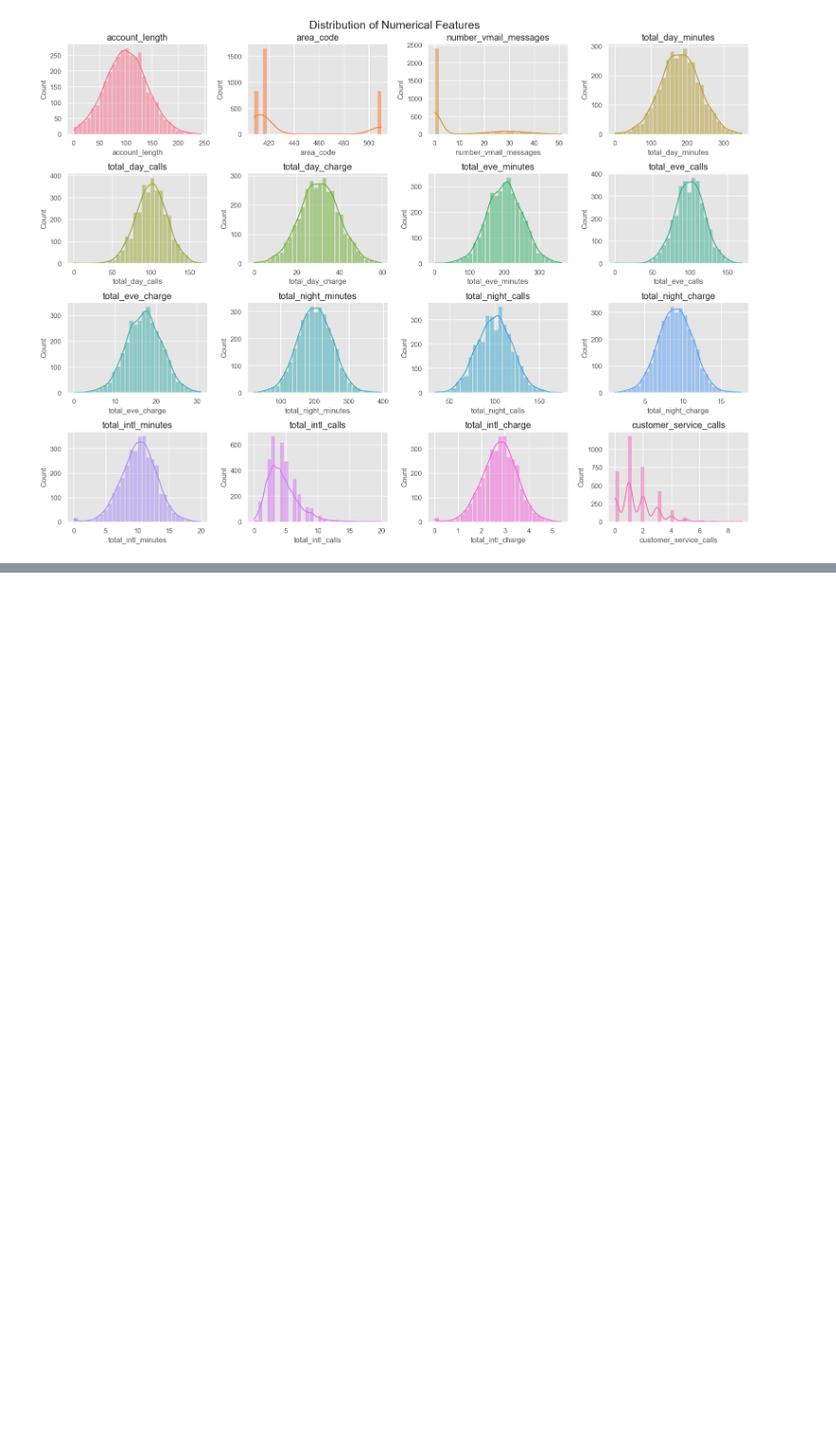
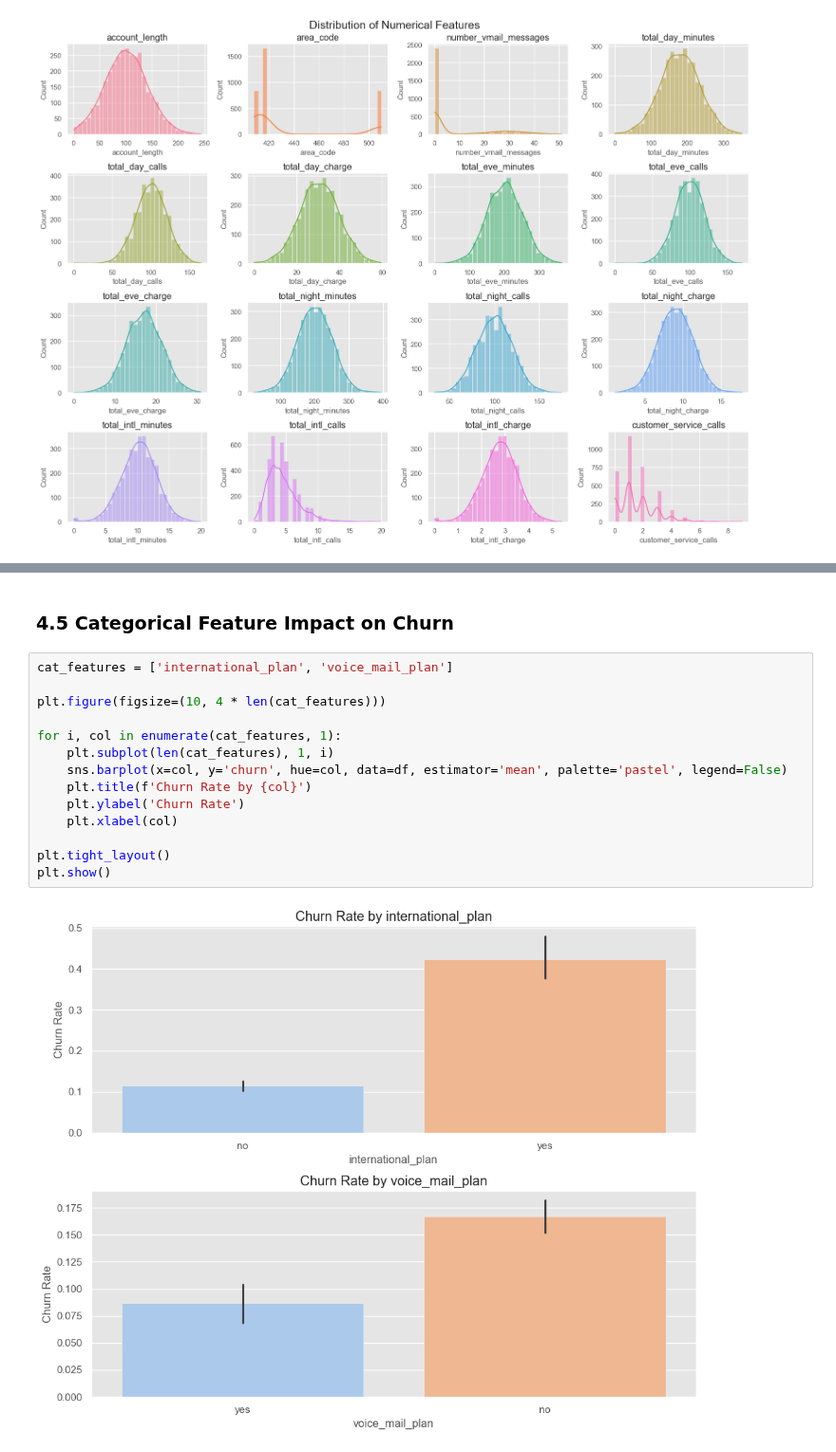
Before and after one commit to Mathews-Odongo/Customer_Churn, a Jupyter notebook: notebooks/Customer_churn.ipynb, the cells around one changed output, grey strips where cells are left out. Shown at 95% size. Drawn from its saved outputs; the diff is of its cells as text; blank space fills up the shorter version.

```diff
--- a/notebooks/Customer_churn.ipynb
+++ b/notebooks/Customer_churn.ipynb
@@ -277,0 +331,18 @@ plt.show()
+# %% [markdown]
+### 4.5 Categorical Feature Impact on Churn
+# %%
+cat_features = ['international_plan', 'voice_mail_plan']
+
+plt.figure(figsize=(10, 4 * len(cat_features)))
+
+for i, col in enumerate(cat_features, 1):
+    plt.subplot(len(cat_features), 1, i)
+    sns.barplot(x=col, y='churn', hue=col, data=df, estimator='mean', palette='pastel', legend=False)
+    plt.title(f'Churn Rate by {col}')
+    plt.ylabel('Churn Rate')
+    plt.xlabel(col)
+
+plt.tight_layout()
+plt.show()
+# %% [output]
+[figure, added]
```
Also changed, not shown: parts of 13 cells of this notebook.
